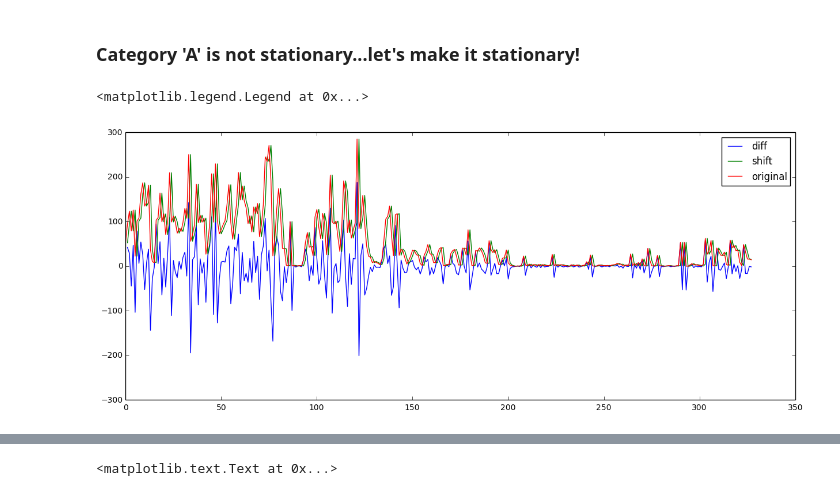
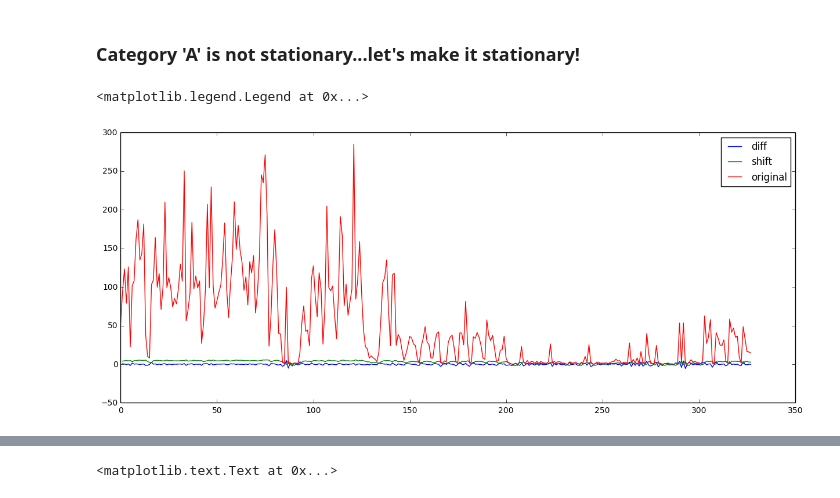
Before and after one commit to wernerchao/compass-digital-labs-test, a Jupyter notebook: explore/Group By Date.ipynb, the cells around one changed output, grey strips where cells are left out. Saved outputs shown, nothing was run; the diff lists cells and outputs as text; code cells hidden in the pictures.

```diff
--- a/explore/Group By Date.ipynb
+++ b/explore/Group By Date.ipynb
@@ -136,12 +136,12 @@ dtype: float64
 ### Category 'A' is not stationary...let's make it stationary!
 # %%
 # Differencing to deal with trend...
-temp_A_diff = temp_A - temp_A.shift()
+temp_A_diff = np.log(temp_A) - np.log(temp_A).shift()
 plt.plot(temp_A_diff, label='diff')
-plt.plot(temp_A.shift(), label='shift')
+plt.plot(np.log(temp_A).shift(), label='shift')
 plt.plot(temp_A, label='original')
 plt.legend(loc='best')
 # %% [output]
 <matplotlib.legend.Legend at 0x...>
-[figure, old version]
+[figure, new version]
 # %%
```
Also changed, not shown: parts of 14 cells of this notebook.
